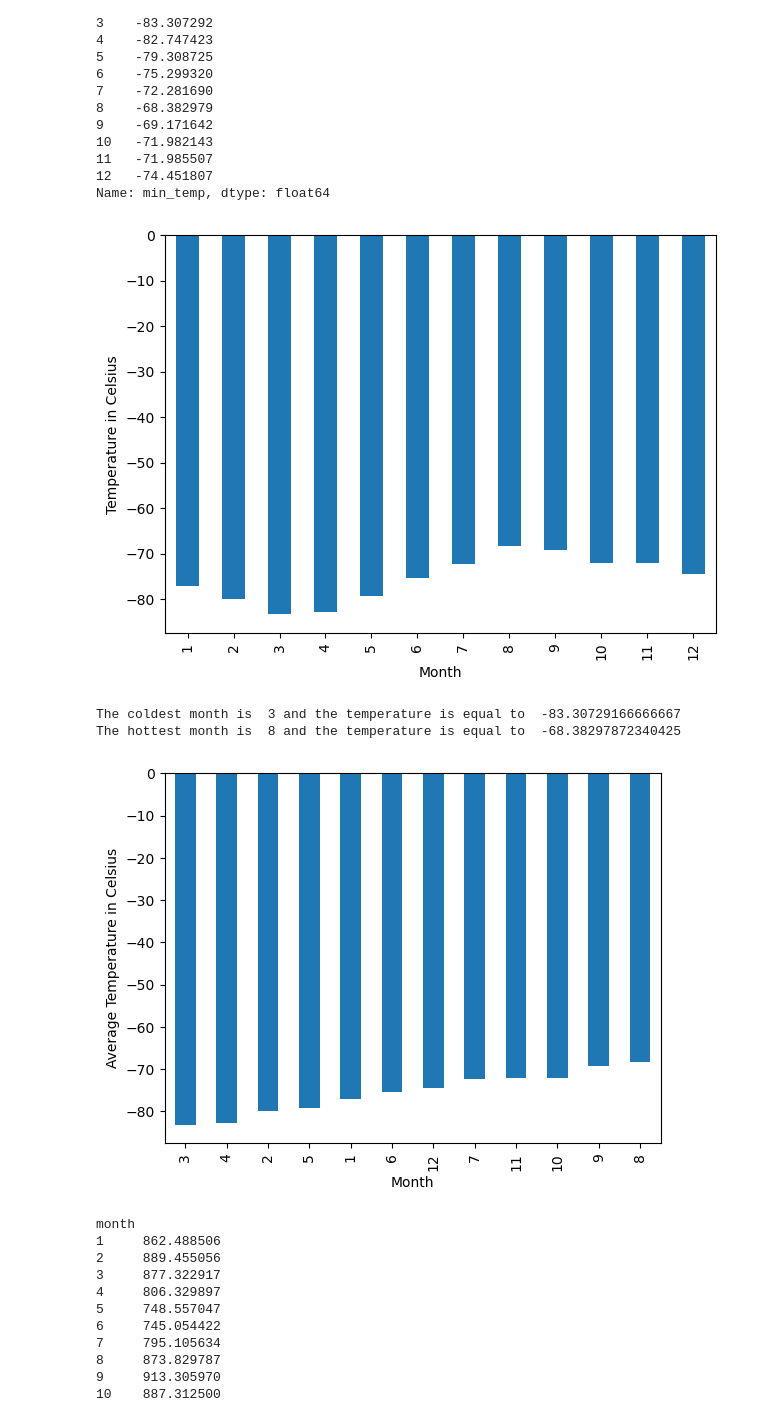
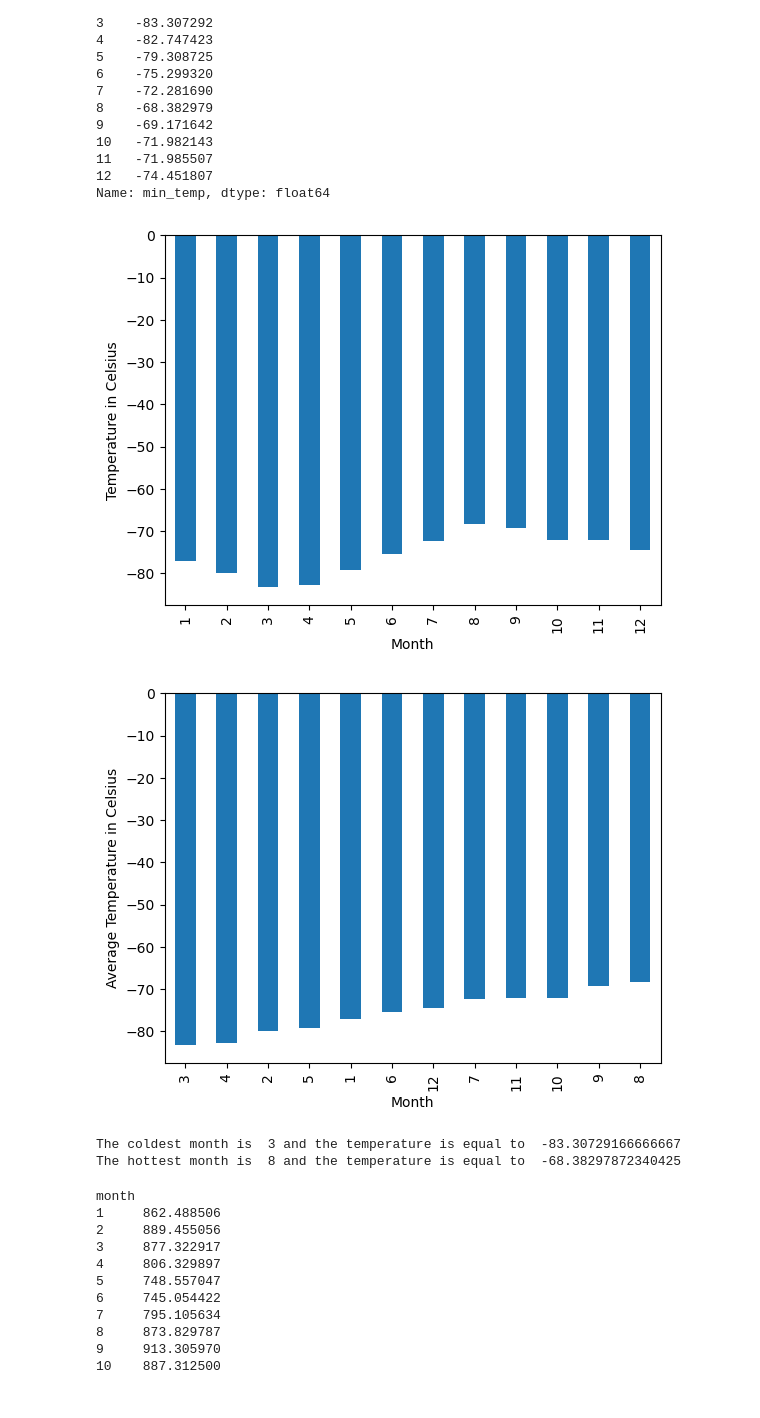
Before and after one commit to imennajar/data-collection-challenge, a Jupyter notebook: part_2_mars_weather.ipynb, the cells around one changed output. Drawn from its saved outputs; the diff is of its cells as text; code cells hidden in the pictures.

```diff
--- a/part_2_mars_weather.ipynb
+++ b/part_2_mars_weather.ipynb
@@ -109,7 +114,7 @@ dtype: object
 # %%
 # Change data types for data analysis
 df = df.astype({'sol': int, 'ls': int, 'month': int, 'min_temp': float,
-                'pressure': float}, errors='raise')
+                'pressure': float})
 df['terrestrial_date']= pd.to_datetime(df['terrestrial_date'])
 df.head()
 # %% [output]
@@ -199,36 +214,38 @@ Name: min_temp, dtype: float64
 # %%
 # Plot the average temperature by month
 avg_temp=pd.DataFrame(sorted_avg_temp)
 avg_temp['min_temp'].plot(kind = 'bar')
 plt.xlabel('Month')
 plt.ylabel('Temperature in Celsius')
-plt.tight_layout()
 plt.show()
 # %% [output]
-[figure, old version]
+[figure, new version]
 # %%
 # Identify the coldest and hottest months in Curiosity's location
+
 # Sort the DataFrame
 sorted_avg_temp_df = avg_temp.sort_values(by='min_temp')
 
+# Plot the average temperature by month in order to look for the Minimum and Maximum
 # Create a bar plot using the sorted DataFrame
 sorted_avg_temp_df.plot(kind='bar', legend=None)
-
-# Add plot title and labels
 plt.xlabel('Month')
 plt.ylabel('Average Temperature in Celsius')
 plt.savefig('temp.png')
-# Print the coldest and hottest months
+plt.show()
+
+# Look for the coldest and the hottest months with their temperature
 min_avg_temp = sorted_avg_temp.min()
 max_avg_temp = sorted_avg_temp.max()
 month_min_temp = sorted_avg_temp.idxmin()
 month_max_temp = sorted_avg_temp.idxmax()
-month_min_temp
+
+# Display results
 print('The coldest month is ', month_min_temp, 'and the temperature is equal to ',min_avg_temp)
 print('The hottest month is ', month_max_temp, 'and the temperature is equal to ',max_avg_temp)
 # %% [output]
+[figure]
 The coldest month is  3 and the temperature is equal to  -83.30729166666667
 The hottest month is  8 and the temperature is equal to  -68.38297872340425
-[figure]
 # %%
 # 4. Average pressure by Martian month
```
Also changed, not shown: parts of 13 cells of this notebook, 2 other files.
